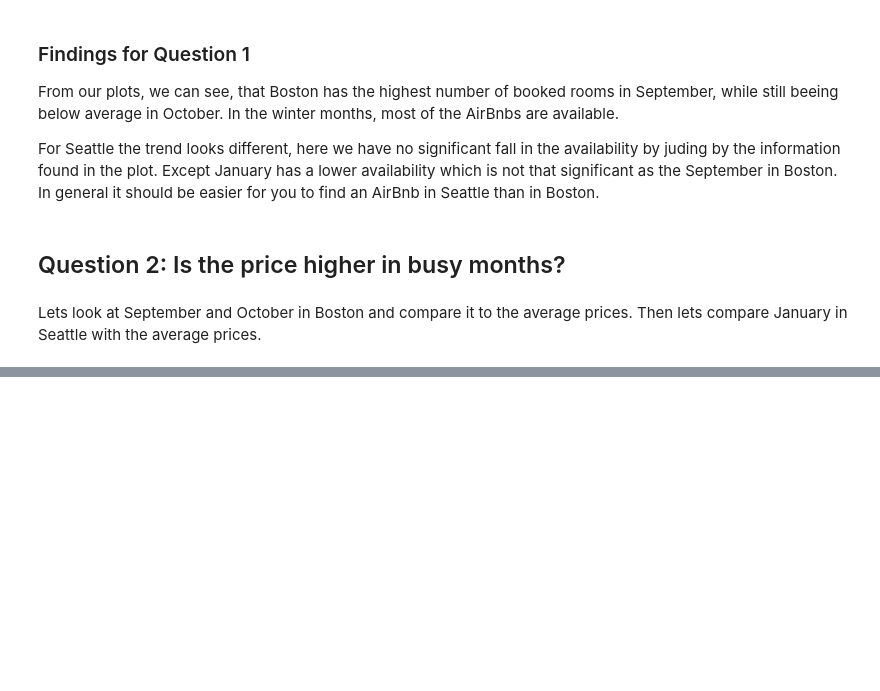
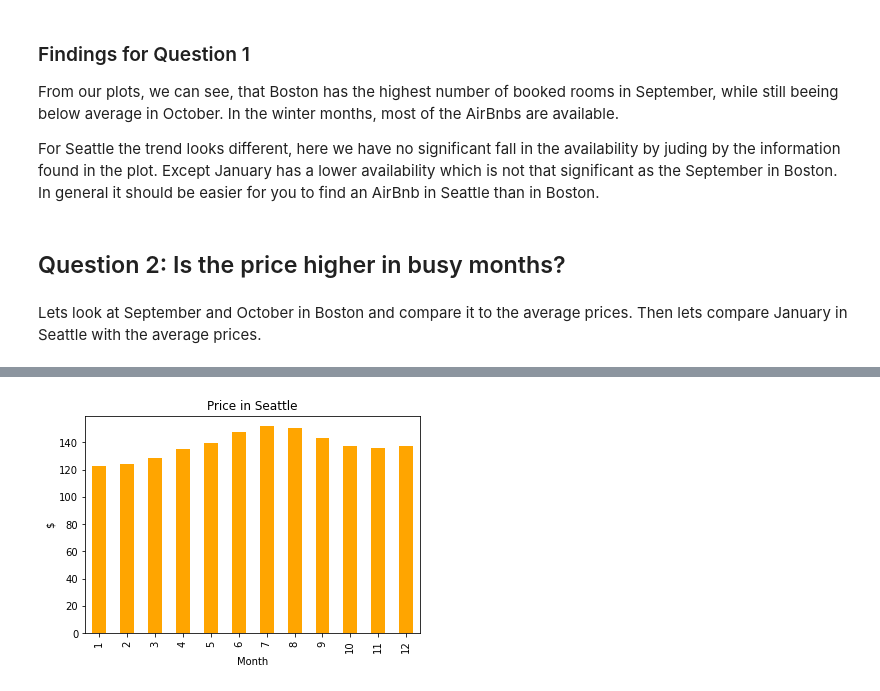
Before and after one commit to foxriver76/airbnb_analysis, a Jupyter notebook: analyze.ipynb, the cells around one changed output, grey strips where cells are left out. Saved outputs shown, nothing was run; the diff lists cells and outputs as text; code cells hidden in the pictures; blank space fills up the shorter version.

```diff
--- a/analyze.ipynb
+++ b/analyze.ipynb
@@ -226,0 +262,11 @@ Lets look at September and October in Boston and compare it to the average price
+# %%
+# custom parser for seattle
+parsed_list = []
+
+for entry in calendar_seattle.price:
+    if (type(entry) == str):
+        parsed_list.append(float(entry[1:].replace(',', '')))
+    else:
+        parsed_list.append(entry)
+
+calendar_seattle.price = parsed_list
@@ -226,0 +282,9 @@ Lets look at September and October in Boston and compare it to the average price
+# %%
+# now we visualize the average availability per month for boston
+seattle_grouped_price_df = calendar_seattle.drop(columns=['listing_id', 'available']).groupby(
+    calendar_seattle['date'].dt.month).mean()
+
+seattle_grouped_price_df.plot(
+    kind='bar', legend=False, title='Price in Seattle', xlabel='Month', ylabel='$', color='orange');
+# %% [output]
+[figure, added]
```
Also changed, not shown: parts of 12 cells of this notebook, 1 other file.
